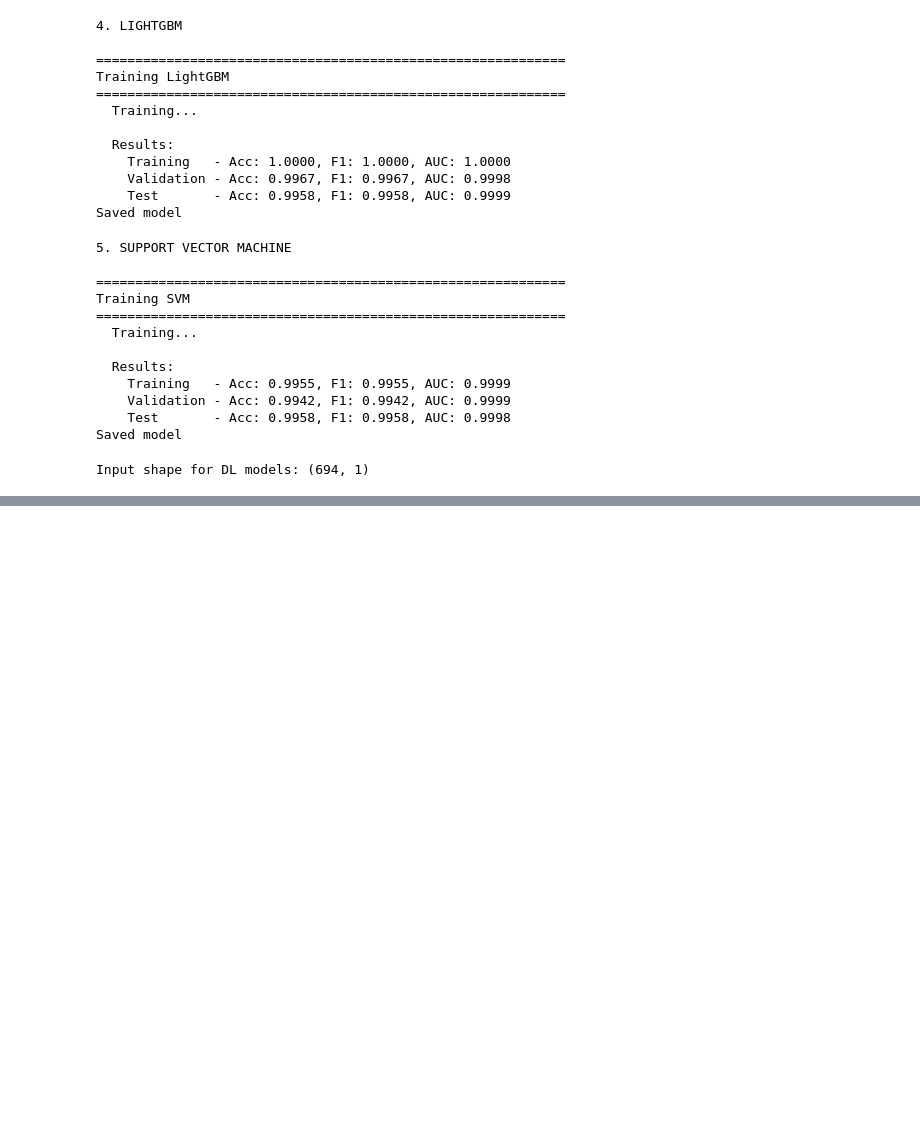
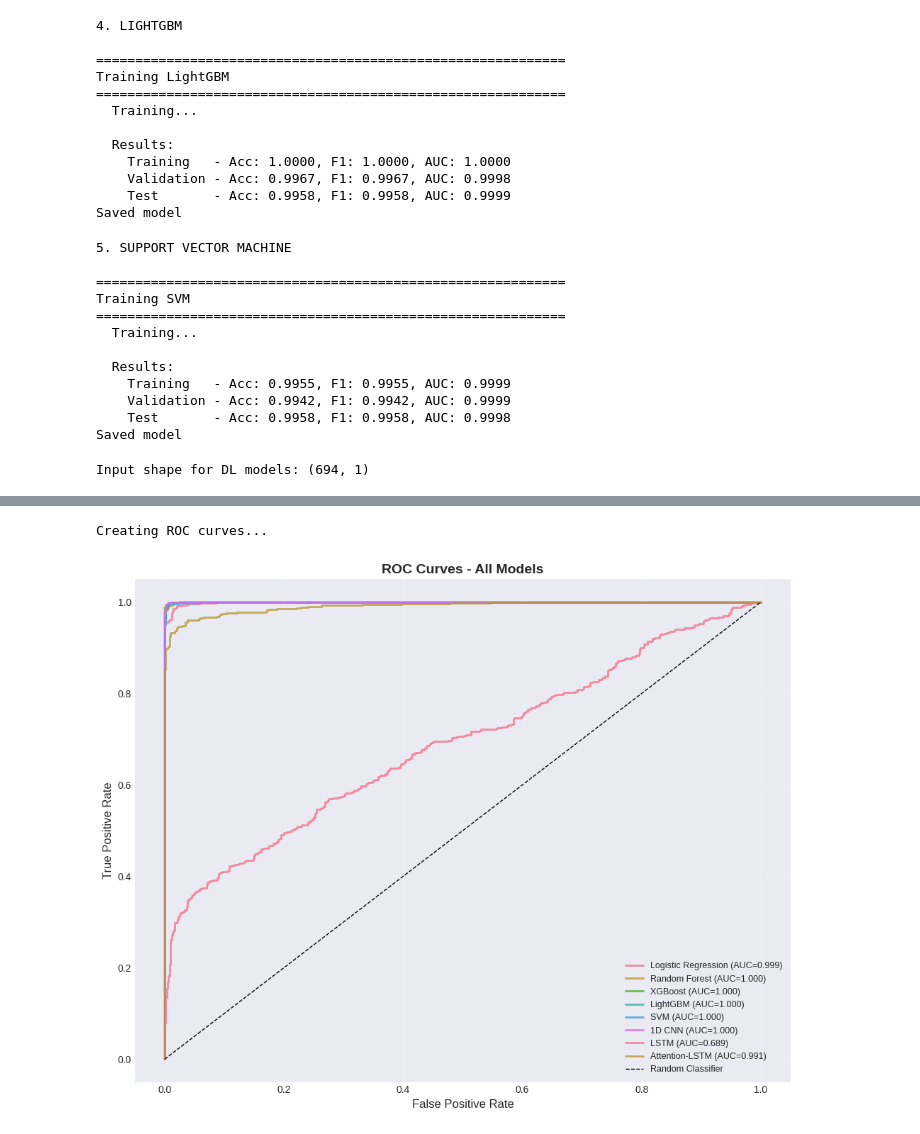
Before and after one commit to Sridipta-Roy/EEG-Classification, a Jupyter notebook: notebooks/model_development.ipynb, the cells around one changed output, grey strips where cells are left out. Drawn from its saved outputs; the diff is of its cells as text; code cells hidden in the pictures; blank space fills up the shorter version.

```diff
--- a/notebooks/model_development.ipynb
+++ b/notebooks/model_development.ipynb
@@ -521,0 +599,21 @@ KeyboardInterrupt:
+# %%
+# Combine all results
+all_results = {**ml_results, **dl_results}
+
+# Create comparison dataframe
+comparison_data = []
+for model_name, results in all_results.items():
+    comparison_data.append({
+        'Model': model_name,
+        'Test Accuracy': results['test_acc'],
+        'Test Precision': results['test_precision'],
+        'Test Recall': results['test_recall'],
+        'Test F1-Score': results['test_f1'],
+        'Test AUC-ROC': results['test_auc'],
+    })
+
+comparison_df = pd.DataFrame(comparison_data)
+comparison_df = comparison_df.sort_values('Test F1-Score', ascending=False)
+
+print("\nTest Set Performance Comparison:")
+print(comparison_df.to_string(index=False))
@@ -521,0 +746,24 @@ KeyboardInterrupt:
+# %%
+print("\nCreating ROC curves...")
+
+fig, ax = plt.subplots(figsize=(10, 8))
+
+for model_name, results in all_results.items():
+    fpr, tpr, _ = roc_curve(y_test, results['y_test_proba'])
+    auc = results['test_auc']
+
+    ax.plot(fpr, tpr, label=f'{model_name} (AUC={auc:.3f})', linewidth=2, alpha=0.8)
+
+ax.plot([0, 1], [0, 1], 'k--', label='Random Classifier', linewidth=1)
+ax.set_xlabel('False Positive Rate', fontsize=12)
+ax.set_ylabel('True Positive Rate', fontsize=12)
+ax.set_title('ROC Curves - All Models', fontsize=14, fontweight='bold')
+ax.legend(loc='lower right', fontsize=9)
+ax.grid(True, alpha=0.3)
+
+plt.tight_layout()
+plt.savefig(FIGURES_DIR / 'roc_curves.png', dpi=300, bbox_inches='tight')
+plt.show()
+# %% [output]
+Creating ROC curves...
+[figure, added]
```
Also changed, not shown: parts of 16 cells of this notebook.
